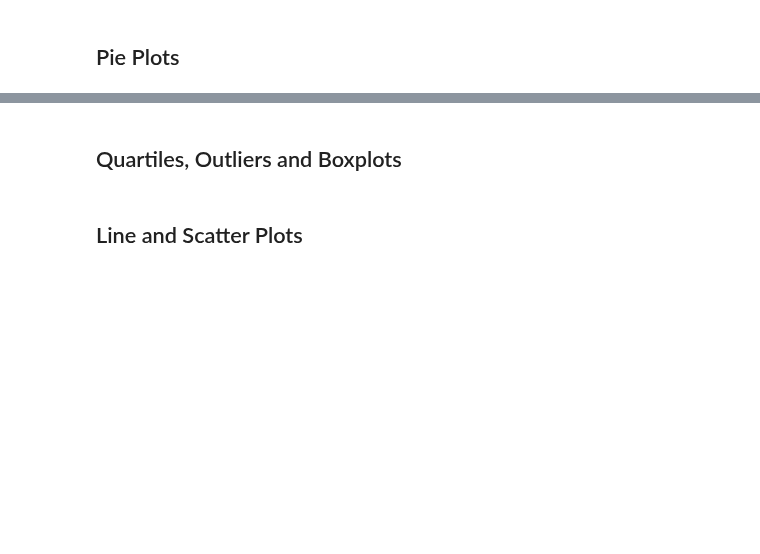
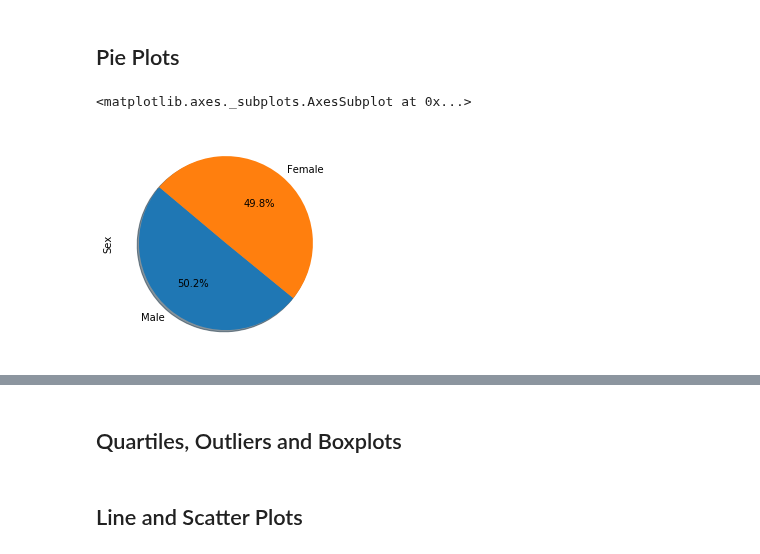
Before and after one commit to olivesun1213/Matplotlib, a Jupyter notebook: Unit 05 - Matplotlib_Homework_Instructions_Pymaceuticals_pymaceuticals_starter.ipynb, the cells around one changed output, grey strips where cells are left out. Drawn from its saved outputs; the diff is of its cells as text; code cells hidden in the pictures; blank space fills up the shorter version.

```diff
--- a/Unit 05 - Matplotlib_Homework_Instructions_Pymaceuticals_pymaceuticals_starter.ipynb
+++ b/Unit 05 - Matplotlib_Homework_Instructions_Pymaceuticals_pymaceuticals_starter.ipynb
@@ -44,2 +55,4 @@ Number_of_Mice
 # %%
 # Create a clean DataFrame by dropping the duplicate mouse by its ID.
+newtable = combined_file.drop_duplicates('Mouse ID')
+newtable.head()
@@ -65,5 +116,9 @@ Number_of_Mice
 ## Pie Plots
 # %%
 # Generate a pie plot showing the distribution of female versus male mice using pandas
+newtable["Sex"].value_counts().plot(kind='pie', y='Sex',autopct='%1.1f%%',shadow=True, startangle=140)
+# %% [output]
+<matplotlib.axes._subplots.AxesSubplot at 0x...>
+[figure, added]
 # %%
 # Generate a pie plot showing the distribution of female versus male mice using pyplot
```
Also changed, not shown: parts of 8 cells of this notebook.
